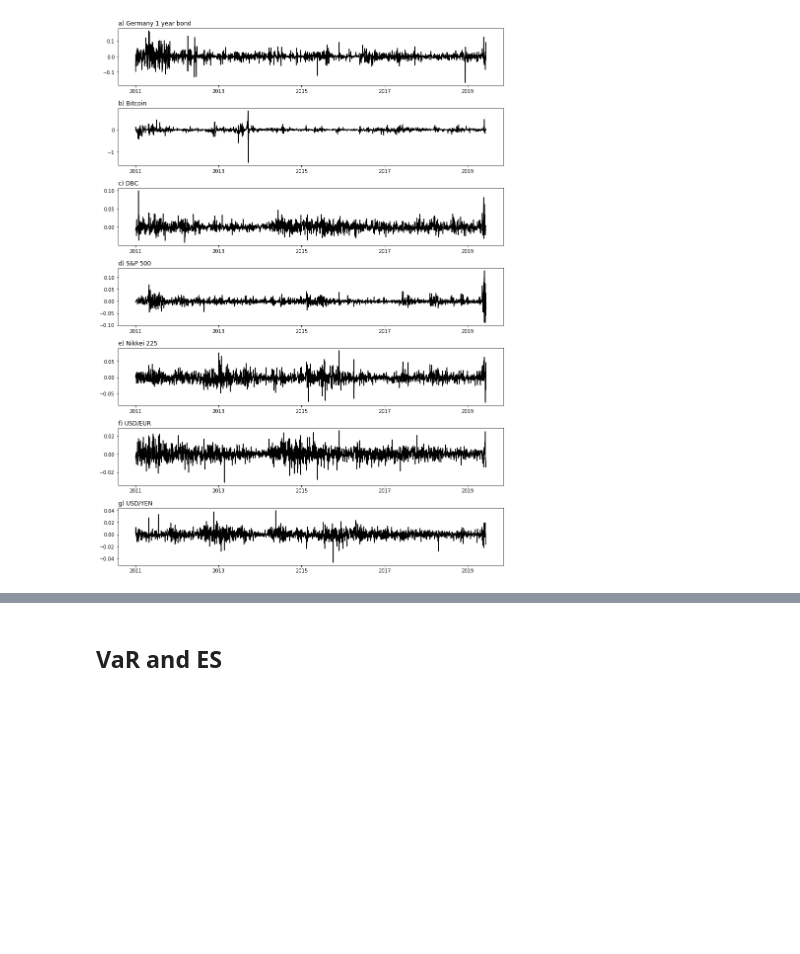
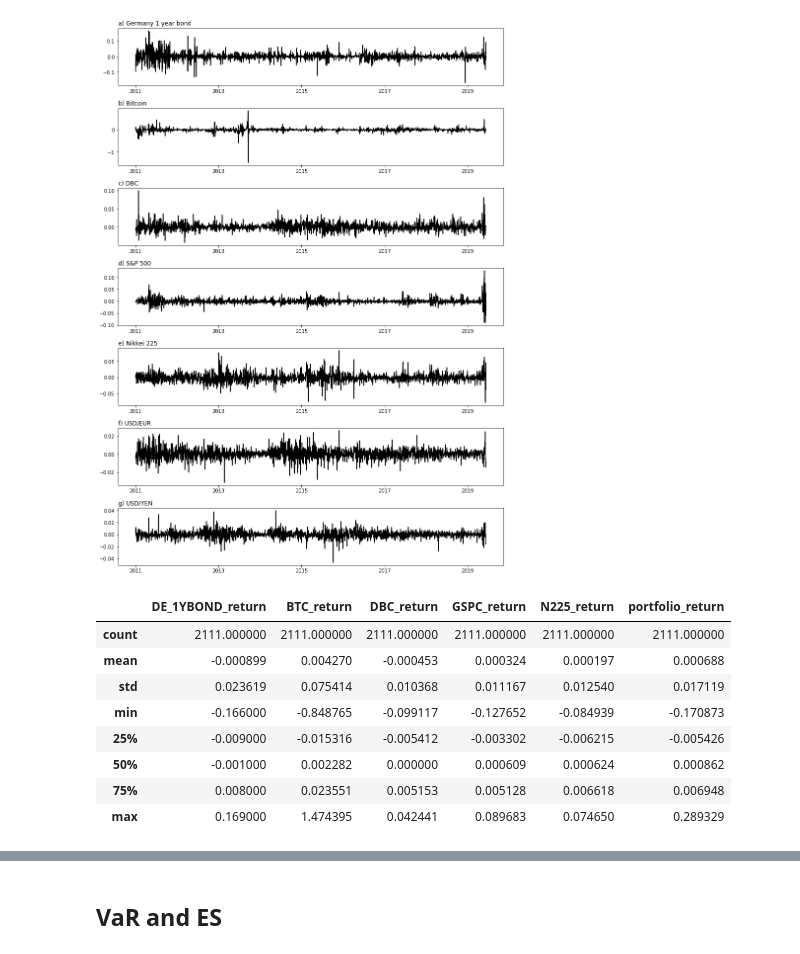
Before and after one commit to AnnaMariaAngelova/QRM2020, a Jupyter notebook: QRM_v02.ipynb, the cells around one changed output, grey strips where cells are left out. Cells and saved outputs as stored; diff of their text form; code cells hidden in the pictures; blank space fills up the shorter version.

Commit message:
added risk factor statistics

```diff
--- a/QRM_v02.ipynb
+++ b/QRM_v02.ipynb
@@ -1160,3 +1158,27 @@ plt.xticks(locs[1:-1], new_xticks)
   <matplotlib.axis.XTick at 0x...>],
  <a list of 5 Text xticklabel objects>)
 [figure]
+# %%
+df_prices = data[
+    [
+        "DE_1YBOND_return",
+        "BTC_return",
+        "DBC_return",
+        "GSPC_return",
+        "N225_return",
+        "portfolio_return",
+    ]
+]
+# %%
+'''Statistics on risk factor and total return (log of index change)'''
+df_prices.describe()
+# %% [output]
+|  | DE_1YBOND_return | BTC_return | DBC_return | GSPC_return | N225_return | portfolio_return |
+| count | 2111.000000 | 2111.000000 | 2111.000000 | 2111.000000 | 2111.000000 | 2111.000000 |
+| mean | -0.000899 | 0.004270 | -0.000453 | 0.000324 | 0.000197 | 0.000688 |
+| std | 0.023619 | 0.075414 | 0.010368 | 0.011167 | 0.012540 | 0.017119 |
+| min | -0.166000 | -0.848765 | -0.099117 | -0.127652 | -0.084939 | -0.170873 |
+| 25% | -0.009000 | -0.015316 | -0.005412 | -0.003302 | -0.006215 | -0.005426 |
+| 50% | -0.001000 | 0.002282 | 0.000000 | 0.000609 | 0.000624 | 0.000862 |
+| 75% | 0.008000 | 0.023551 | 0.005153 | 0.005128 | 0.006618 | 0.006948 |
+| max | 0.169000 | 1.474395 | 0.042441 | 0.089683 | 0.074650 | 0.289329 |
```
Also changed, not shown: parts of 12 cells of this notebook.
